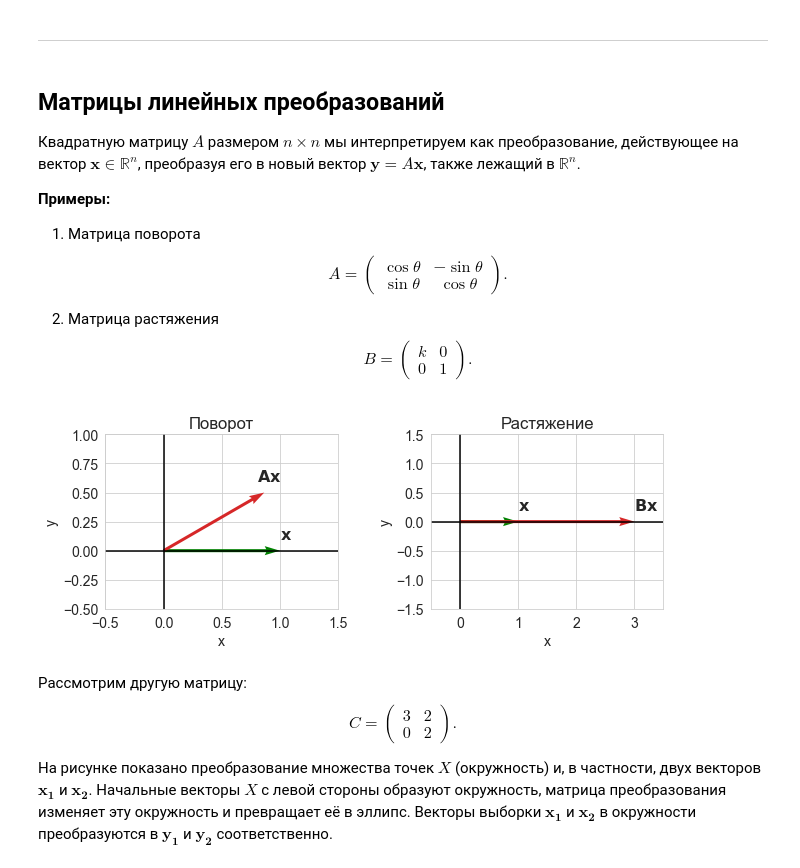
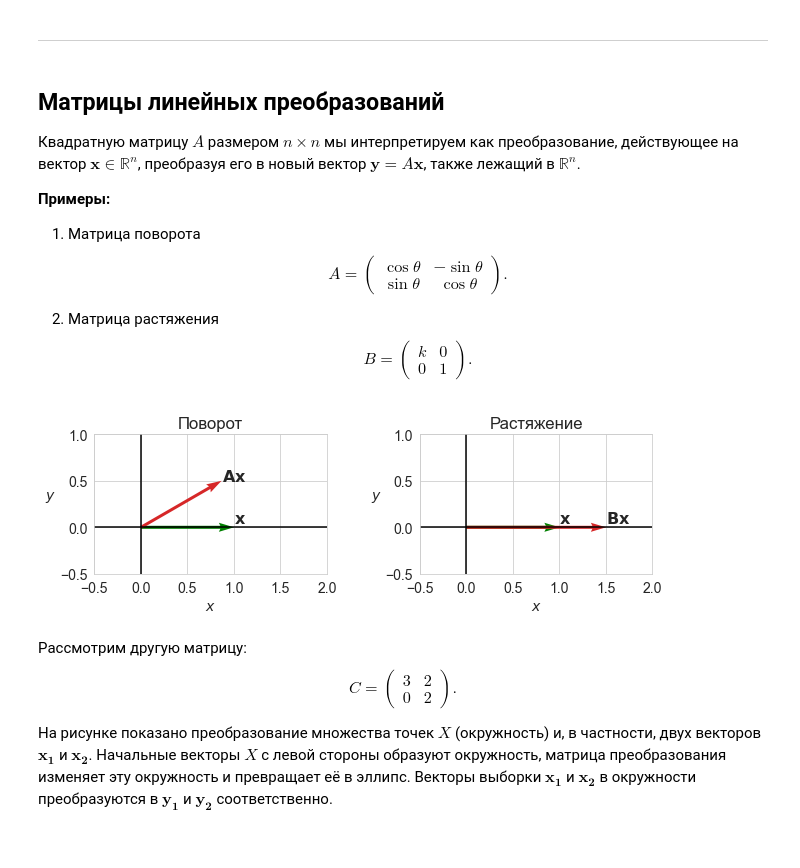
Before and after one commit to aa-savelyev/DaOptSm, a Jupyter notebook: 1.LA/06.Eigen.ipynb, the cells around one changed output. Drawn from its saved outputs; the diff is of its cells as text; code cells hidden in the pictures.

```diff
--- a/1.LA/06.Eigen.ipynb
+++ b/1.LA/06.Eigen.ipynb
@@ -26,7 +30,7 @@ warnings.filterwarnings('ignore')
 # %% [markdown]
 ---
 # %% [markdown]
-## Матрицы линейных преобразований ##
+## Матрицы линейных преобразований
 
 Квадратную матрицу $A$ размером $n \times n$ мы интерпретируем как преобразование, действующее на вектор $\mathbf{x} \in \mathbb{R}^n$, преобразуя его в новый вектор $\mathbf{y} = A\mathbf{x}$, также лежащий в $\mathbb{R}^n$.
 
@@ -56,8 +60,8 @@ theta = 30 * np.pi / 180 # degress in radian
 A = np.array([[np.cos(theta), -np.sin(theta)],
               [np.sin(theta), np.cos(theta)]])
 # Stretching matrix
-B = np.array([[3,0],
-              [0,1]])
+B = np.array([[1.5, 0],
+              [0,   1]])
 
 Ax = A @ x  # y1 is the rotated vector
 Bx = B @ x  # y2 is the stretched vector
@@ -67,45 +71,39 @@ y1 = np.concatenate([x.reshape(1,2), Ax.reshape(1,2)])
 # Reshaping and storing both x and Bx in y2 to be plotted as vectors
 y2 = np.concatenate([x.reshape(1,2), Bx.reshape(1,2)])
 origin = [[0,0], [0,0]] # origin point
+# %%
+def make_decor(ax, xlims, ylims):
+    for axi in ax.flatten():
+        axi.axhline(y=0, color='k')
+        axi.axvline(x=0, color='k')
+        axi.set_xlabel('$x$')
+        axi.set_ylabel('$y$', rotation=0, ha='right')
+        axi.set_xlim(xlims)
+        axi.set_ylim(ylims)
+        axi.set_aspect('equal')
+        axi.set_axisbelow(True)
 # %%
-fig, (ax1, ax2) = plt.subplots(1, 2, figsize=(10, 15))
+fig, ax = plt.subplots(1, 2, figsize=(10, 5))
 plt.subplots_adjust(wspace=0.4)
+make_decor(ax, [-0.5, 2.0], [-0.5, 1.0])
 
-# Plotting y1
-ax1.quiver(*origin, y1[:,0], y1[:,1], color=['g', cm(3)],
-           width=0.013, angles='xy', scale_units='xy', scale=1)
-ax1.set_xlabel('x', fontsize=14)
-ax1.set_ylabel('y', fontsize=14)
-ax1.set_xlim([-0.5, 1.5])
-ax1.set_ylim([-0.5, 1])
-ax1.set_aspect('equal')
-ax1.grid(True)
-ax1.set_axisbelow(True)
-ax1.set_title("Поворот")
-ax1.axhline(y=0, color='k')
-ax1.axvline(x=0, color='k')
-ax1.text(1, 0.1, "$\mathbf{x}$", fontsize=16)
-ax1.text(0.8, 0.6, "$\mathbf{Ax}$", fontsize=16)
+# Plotting A
+ax[0].quiver(*origin, y1[:,0], y1[:,1], color=['g', cm(3)],
+             width=0.013, angles='xy', scale_units='xy', scale=1)
+ax[0].set_title("Поворот")
+ax[0].text(*(y1[0]+[0,.05]), "$\mathbf{x}$", fontsize=16)
+ax[0].text(*y1[1], "$\mathbf{Ax}$", fontsize=16)
 
-# Plotting y2
-ax2.quiver(*origin, y2[:,0], y2[:,1], color=['g', cm(3)],
-           width=0.013, angles='xy', scale_units='xy', scale=1)
-ax2.set_xlabel('x', fontsize=14)
-ax2.set_ylabel('y', fontsize=14)
-ax2.set_xlim([-0.5, 3.5])
-ax2.set_ylim([-1.5, 1.5])
-ax2.set_aspect('equal')
-ax2.grid(True)
-ax2.set_axisbelow(True)
-ax2.set_title("Растяжение")
-ax2.axhline(y=0, color='k')
-ax2.axvline(x=0, color='k')
-ax2.text(1, 0.2, "$\mathbf{x}$", fontsize=16)
-ax2.text(3, 0.2, "$\mathbf{Bx}$", fontsize=16)
+# Plotting B
+ax[1].quiver(*origin, y2[:,0], y2[:,1], color=['g', cm(3)],
+             width=0.013, angles='xy', scale_units='xy', scale=1)
+ax[1].set_title("Растяжение")
+ax[1].text(*(y2[0]+[0,.05]), "$\mathbf{x}$", fontsize=16)
+ax[1].text(*(y2[1]+[0,.05]), "$\mathbf{Bx}$", fontsize=16)
 
 plt.show()
 # %% [output]
-[figure, old version]
+[figure, new version]
 # %% [markdown]
 Рассмотрим другую матрицу:
 $$
```
Also changed, not shown: parts of 32 cells of this notebook, 24 other files.
